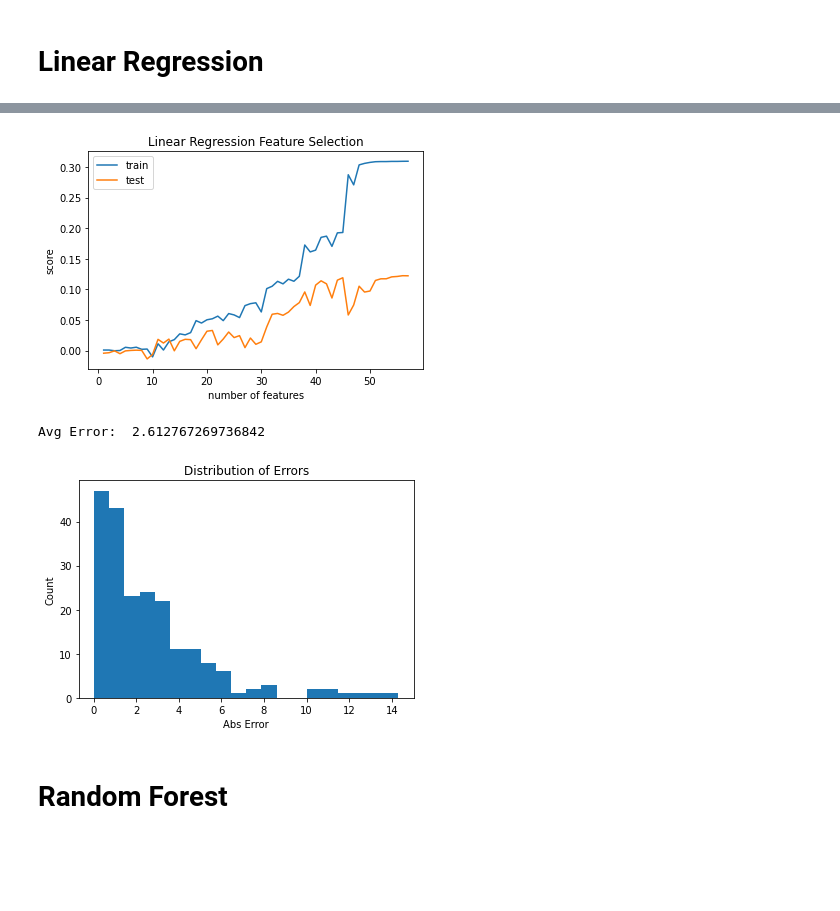
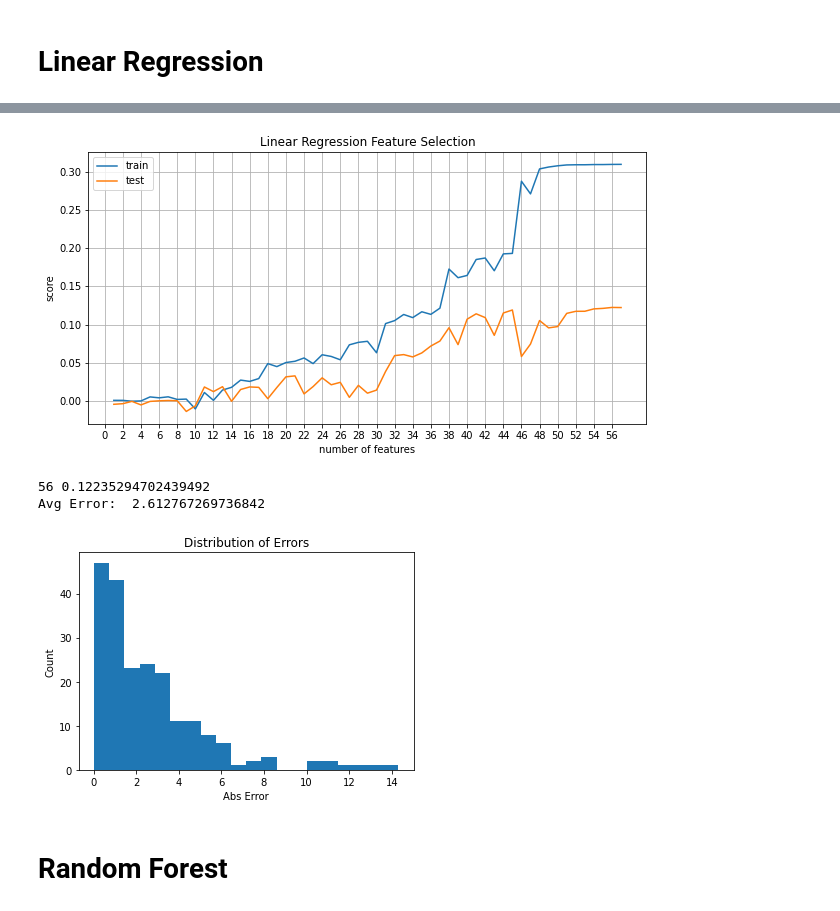
Before and after one commit to razatsutradhar/DS_exam_evaluation, a Jupyter notebook: data/Final_Submission.ipynb, the cells around one changed output, grey strips where cells are left out. Drawn from its saved outputs; the diff is of its cells as text; code cells hidden in the pictures; blank space fills up the shorter version.

```diff
--- a/data/Final_Submission.ipynb
+++ b/data/Final_Submission.ipynb
@@ -407,35 +442,39 @@ print(lin_reg.score(X_test, y_test))
 # %%
 from sklearn.feature_selection import RFE
 
 train_scores = []
 test_scores = []
 X = one_hot_encoded_data.drop('G3', axis=1)
 y = one_hot_encoded_data['G3']
 X_train, X_test, y_train, y_test = train_test_split(X, y, test_size=0.2, random_state=42)
 
-
+best_i = 0
 best_linear_fit = None
 best_linear_score = 0
 for i in range(1, X_train.shape[1]):
     rfe = RFE(estimator=LinearRegression(), n_features_to_select=i)
     fit = rfe.fit(X_train, y_train)
     train_scores.append(fit.score(X_train, y_train))
     test_scores.append(fit.score(X_test, y_test))
     if fit.score(X_test, y_test) > best_linear_score:
         best_linear_score = fit.score(X_test, y_test)
         best_linear_fit = fit
+        best_i = i
 
+plt.figure(figsize=(10, 5))
 plt.plot(range(1, X_train.shape[1]), train_scores, label='train')
 plt.plot(range(1, X_train.shape[1]), test_scores, label='test')
 plt.xlabel('number of features')
+plt.xticks(range(0, X_train.shape[1],2))
+plt.grid()
 plt.ylabel('score')
 plt.title('Linear Regression Feature Selection')
 plt.legend()
 plt.show()
 # %% [output]
-[figure, old version]
+[figure, new version]
 # %%
-best_linear_fit.score(X_test, y_test)
+print(best_i, best_linear_fit.score(X_test, y_test))
 error = np.abs(best_linear_fit.predict(X_test) - np.array(y_test))
 print('Avg Error: ', np.mean(error))
 
@@ -446,6 +485,7 @@ plt.xlabel('Abs Error')
 plt.ylabel('Count')
 plt.show()
 # %% [output]
+56 0.12235294702439492
 Avg Error:  2.612767269736842
 [figure]
 # %% [markdown]
```
Also changed, not shown: parts of 13 cells of this notebook.
